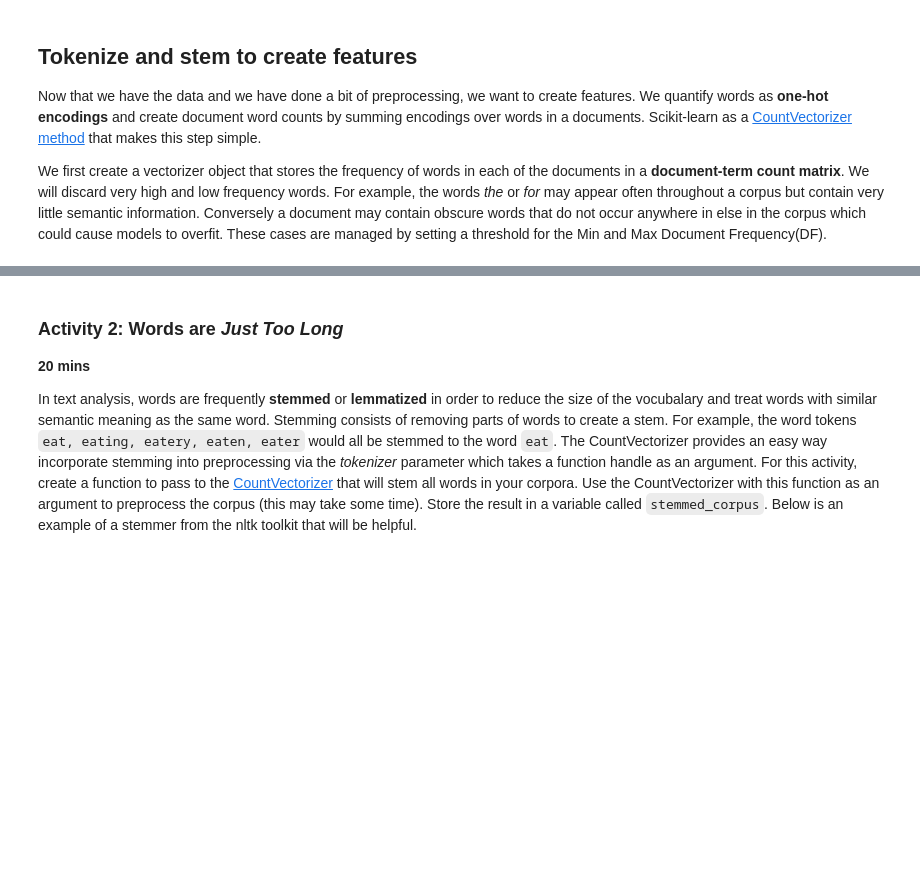
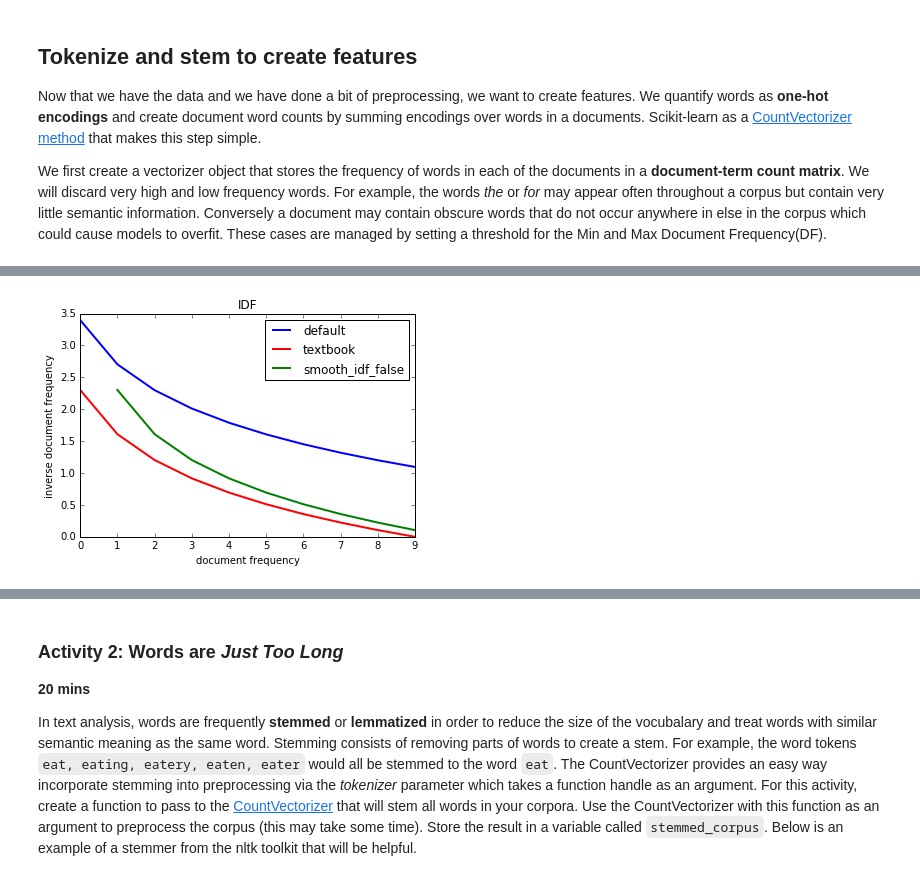
Before and after one commit to UCIDataScienceInitiative/NLP, a Jupyter notebook: IntroNLP.ipynb, the cells around one changed output, grey strips where cells are left out. Cells and saved outputs as stored; diff of their text form; code cells hidden in the pictures; blank space fills up the shorter version.

```diff
--- a/IntroNLP.ipynb
+++ b/IntroNLP.ipynb
@@ -366,3 +387,28 @@ vectorizer = CountVectorizer(analyzer=ANALYZER,
+# %%
+## Plot different IDF options
+document_freq = np.arange(0,10,1)
+n_d = 10
+
+default = np.log((1 + n_d)/(1 + document_freq)) + 1
+textbook = np.log( n_d / (1 + document_freq))
+smooth_idf_false = np.log( n_d/document_freq)
+
+plt.figure()
+lw = 2
+plt.plot(document_freq, default, color='blue',
+     lw=lw, label='default')
+plt.plot(document_freq, textbook, color='red',
+     lw=lw, label='textbook')
+plt.plot(document_freq, smooth_idf_false, color='green',
+     lw=lw, label='smooth_idf_false')
+
+plt.xlabel('document frequency')
+plt.ylabel('inverse document frequency')
+plt.title('IDF')
+plt.legend(loc="upper right")
+plt.show()
+# %% [output]
+[figure, added]
 # %%
 NORM = None #turn on normalization flag
 SMOOTH_IDF = True #prvents division by zero errors
```
Also changed, not shown: parts of 13 cells of this notebook, 2 other files.
